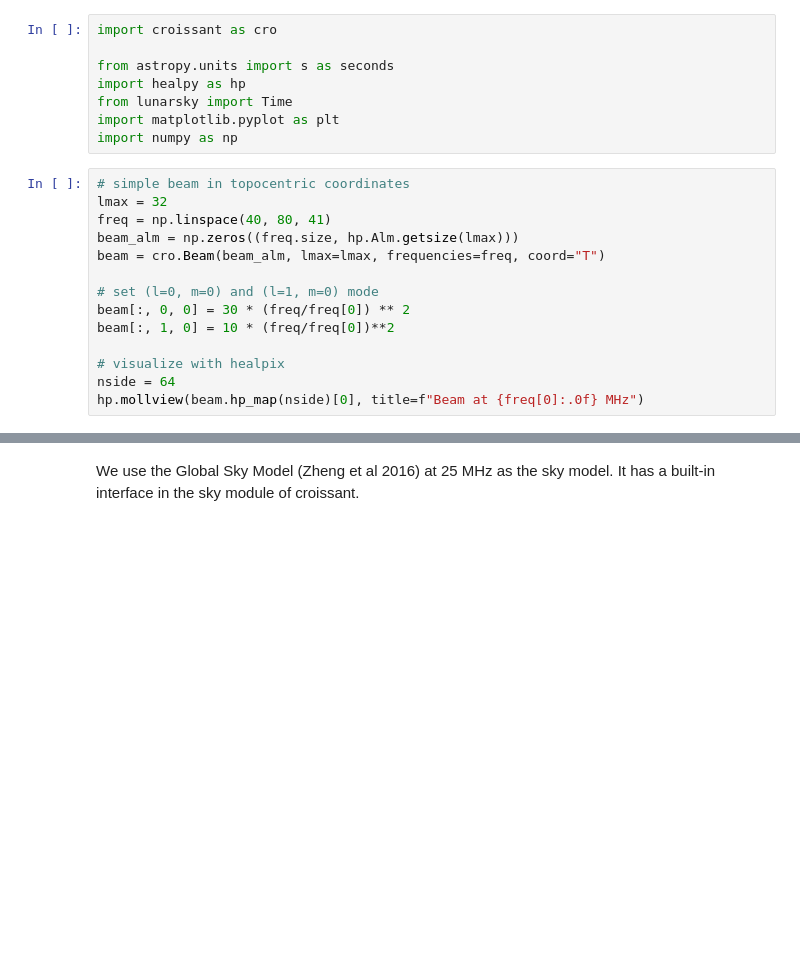
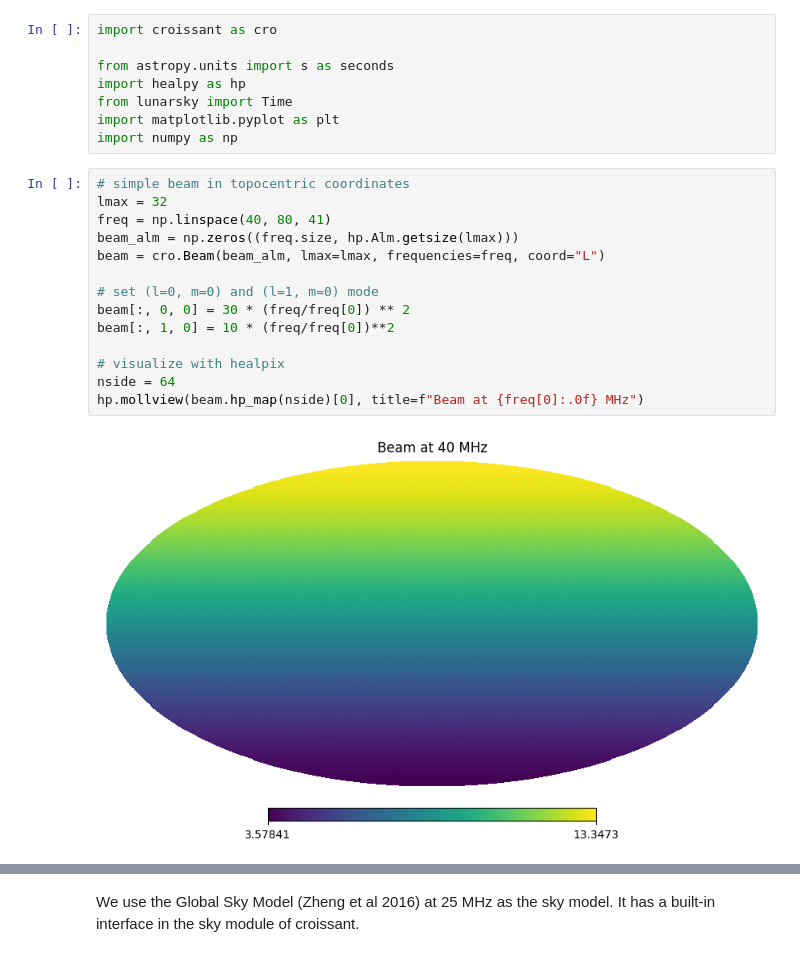
Before and after one commit to christianhbye/croissant, a Jupyter notebook: notebooks/example_sim.ipynb, the cells around one changed output, grey strips where cells are left out. Saved outputs shown, nothing was run; the diff lists cells and outputs as text; blank space fills up the shorter version.

Commit message:
fix bug where beam initialized in wrong frame

```diff
--- a/notebooks/example_sim.ipynb
+++ b/notebooks/example_sim.ipynb
@@ -9,17 +9,19 @@ import numpy as np
 # %%
 # simple beam in topocentric coordinates
 lmax = 32
 freq = np.linspace(40, 80, 41)
 beam_alm = np.zeros((freq.size, hp.Alm.getsize(lmax)))
-beam = cro.Beam(beam_alm, lmax=lmax, frequencies=freq, coord="T")
+beam = cro.Beam(beam_alm, lmax=lmax, frequencies=freq, coord="L")
 
 # set (l=0, m=0) and (l=1, m=0) mode
 beam[:, 0, 0] = 30 * (freq/freq[0]) ** 2
 beam[:, 1, 0] = 10 * (freq/freq[0])**2
 
 # visualize with healpix
 nside = 64
 hp.mollview(beam.hp_map(nside)[0], title=f"Beam at {freq[0]:.0f} MHz")
+# %% [output]
+[figure, added]
 # %%
 # we can impose a horizon like this, note that the sharp edge creates ripples since we don't have an inifinite lmax
 beam.horizon_cut()
```
Also changed, not shown: parts of 12 cells of this notebook.
